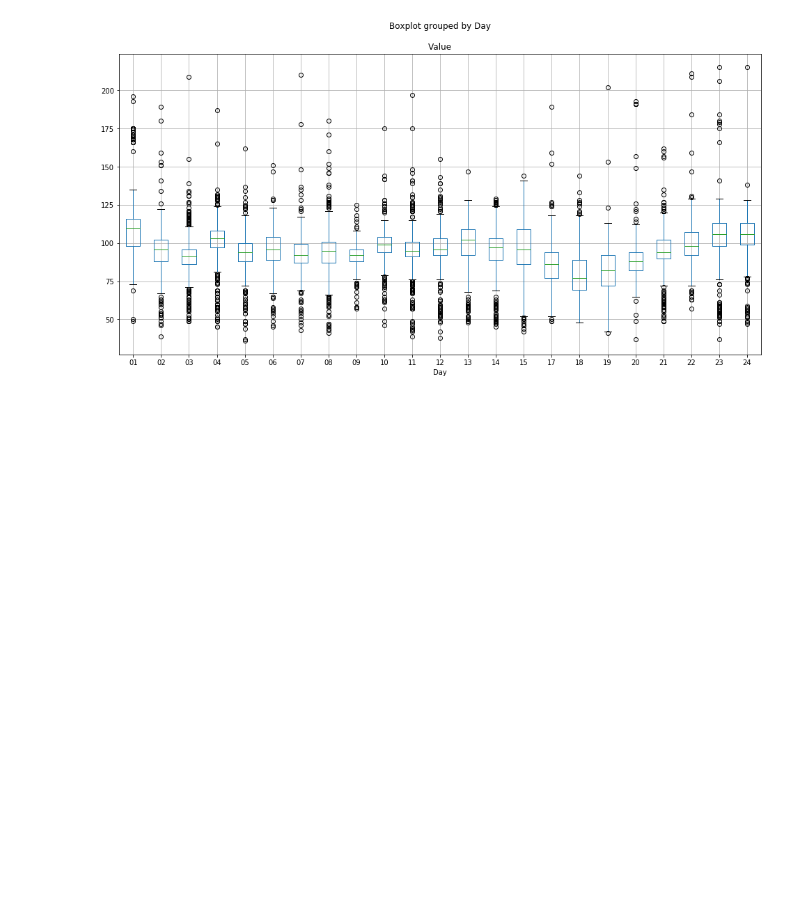
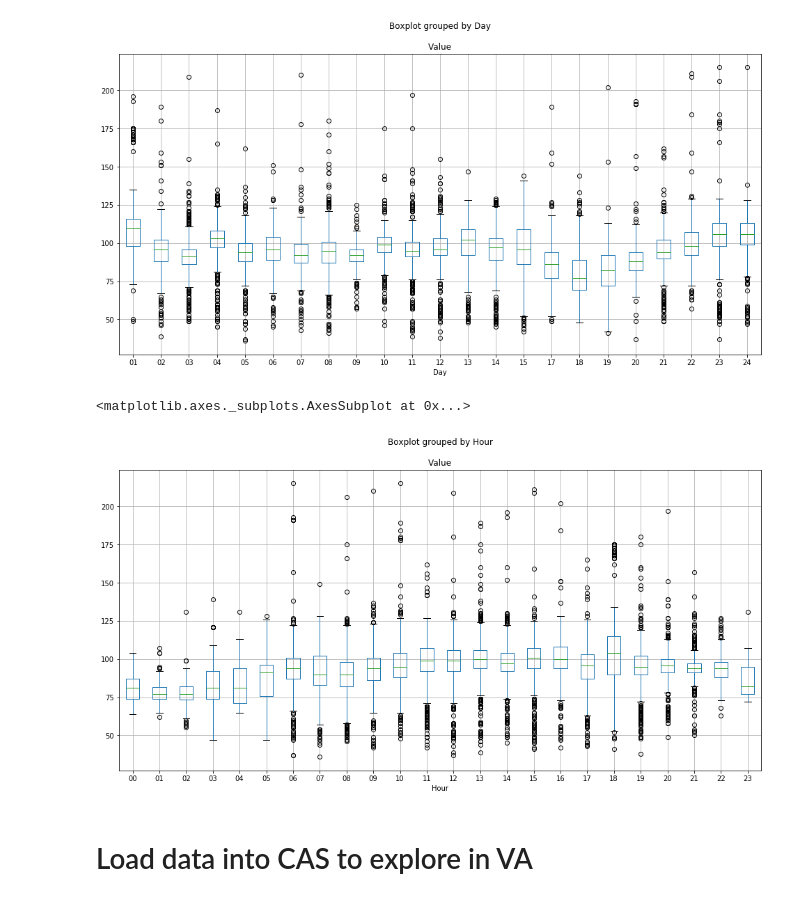
Before and after one commit to scoyote/AppleHealthAnalyze, a Jupyter notebook: ImportAppleHealthXML.ipynb, the cells around one changed output. Saved outputs shown, nothing was run; the diff lists cells and outputs as text; code cells hidden in the pictures; blank space fills up the shorter version.

```diff
--- a/ImportAppleHealthXML.ipynb
+++ b/ImportAppleHealthXML.ipynb
@@ -84,3 +87,10 @@ dtype: object
 ax = myd[myd['Month']=='2017-05'].boxplot(by='Day',column="Value", return_type='axes')
 # %% [output]
 [figure]
+# %%
+myd[myd['Month']=='2017-05'].boxplot(by='Hour',column="Value")
+# %% [output]
+<matplotlib.axes._subplots.AxesSubplot at 0x...>
+[figure, added]
+# %% [markdown]
+# Load data into CAS to explore in VA
```
Also changed, not shown: parts of 2 cells of this notebook.
